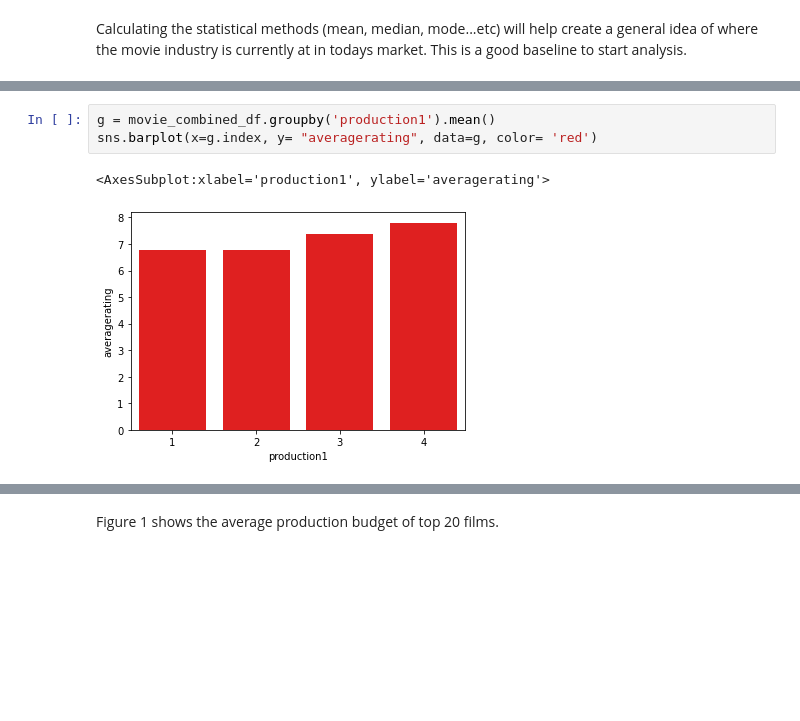
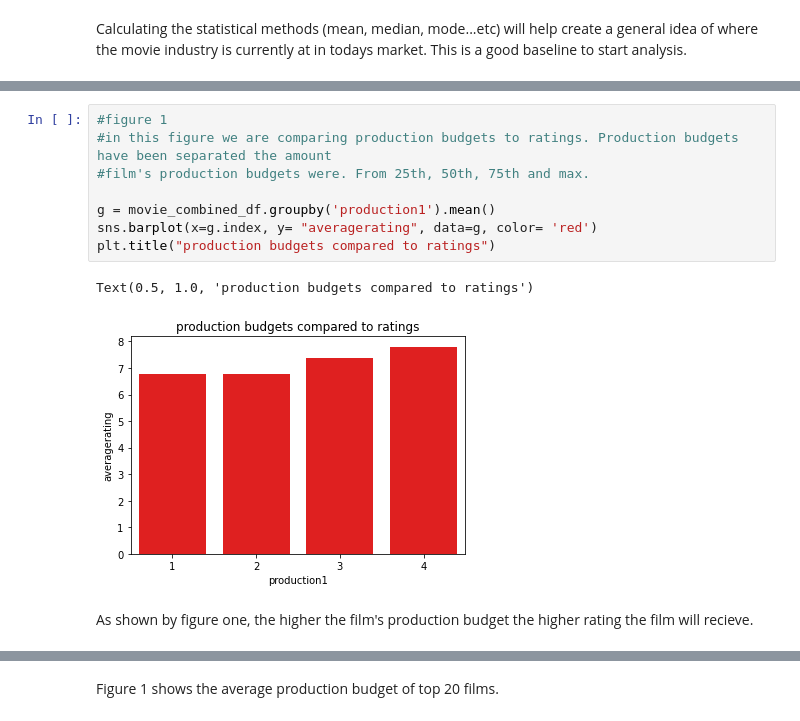
Before and after one commit to ashakeri92/dsc-phase-1-project-v2-3, a Jupyter notebook: analysis.ipynb, the cells around one changed output, grey strips where cells are left out. Saved outputs shown, nothing was run; the diff lists cells and outputs as text; blank space fills up the shorter version.

```diff
--- a/analysis.ipynb
+++ b/analysis.ipynb
@@ -326,12 +326,19 @@ movie_combined_df.head()
 | 2282 | Jurassic World | 652300000.0 | 215000000 | Action,Adventure,Sci-Fi | 7.0 | 4 |
 | 3798 | Incredibles 2 | 608600000.0 | 200000000 | Action,Adventure,Animation | 7.7 | 3 |
 | 2852 | Rogue One: A Star Wars Story | 532200000.0 | 200000000 | Action,Adventure,Sci-Fi | 7.8 | 3 |
-# %%
-g = movie_combined_df.groupby('production1').mean()
-sns.barplot(x=g.index, y= "averagerating", data=g, color= 'red')
-# %% [output]
-<AxesSubplot:xlabel='production1', ylabel='averagerating'>
-[figure, removed]
+# %%
+#figure 1
+#in this figure we are comparing production budgets to ratings. Production budgets have been separated the amount
+#film's production budgets were. From 25th, 50th, 75th and max.
+
+g = movie_combined_df.groupby('production1').mean()
+sns.barplot(x=g.index, y= "averagerating", data=g, color= 'red')
+plt.title("production budgets compared to ratings")
+# %% [output]
+Text(0.5, 1.0, 'production budgets compared to ratings')
+[figure, added]
+# %% [markdown]
+As shown by figure one, the higher the film's production budget the higher rating the film will recieve.
 # %%
 movie_combined_df.describe()
 # %% [output]
```
Also changed, not shown: parts of 9 cells of this notebook.
